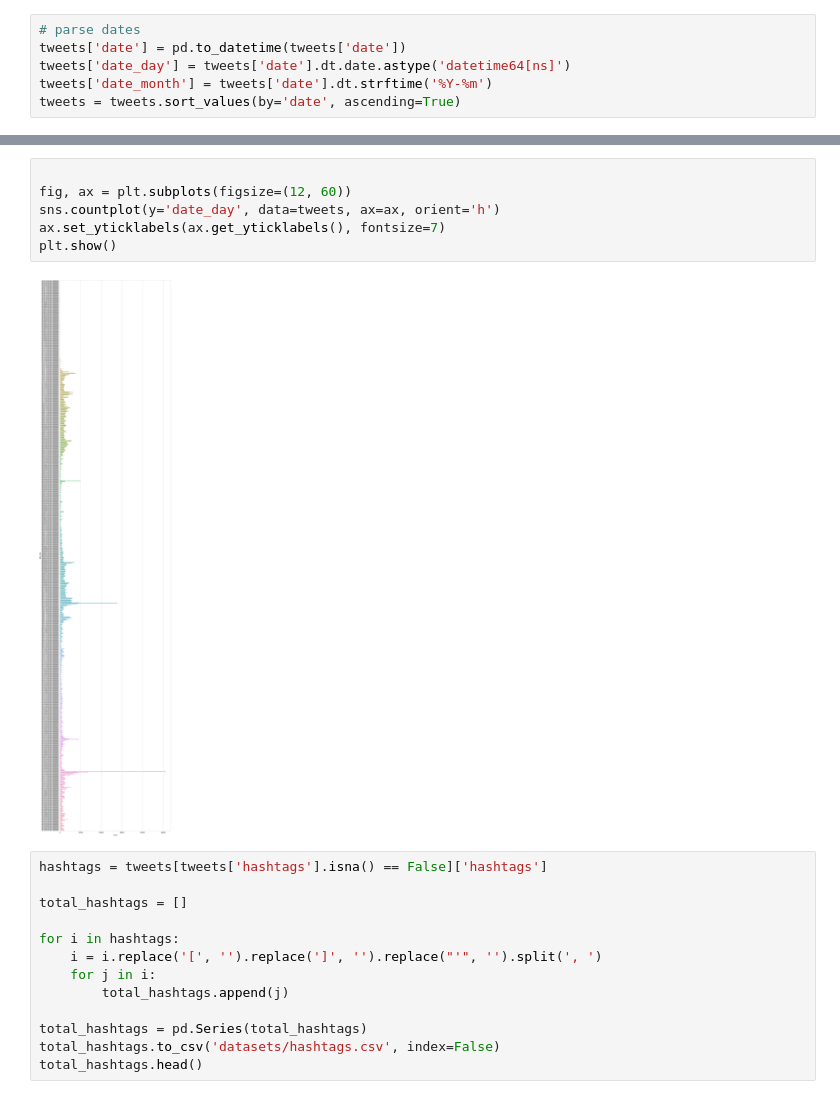
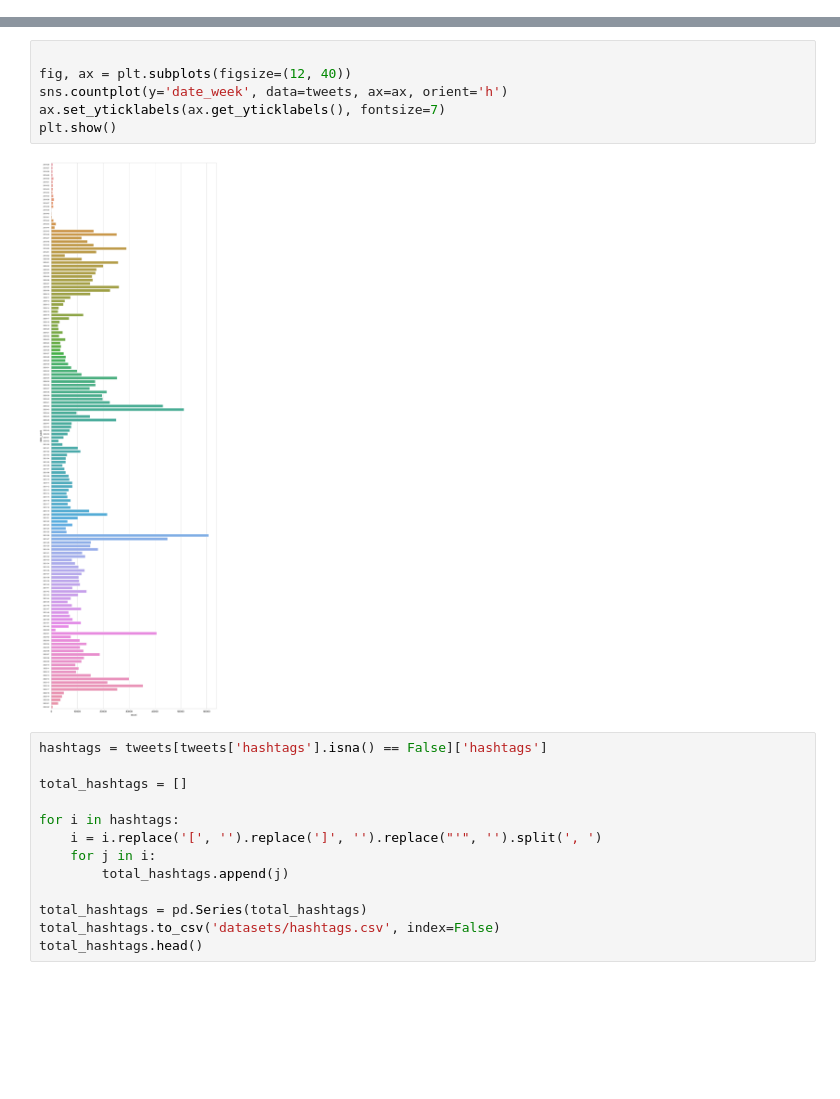
Before and after one commit to aquinteros/cc_sentiment_analysis, a Jupyter notebook: concatenator.ipynb, the cells around one changed output, grey strips where cells are left out. Saved outputs shown, nothing was run; the diff lists cells and outputs as text; blank space fills up the shorter version.

```diff
--- a/concatenator.ipynb
+++ b/concatenator.ipynb
@@ -68,6 +87,0 @@ tweets.shape
-# %%
-# parse dates
-tweets['date'] = pd.to_datetime(tweets['date'])
-tweets['date_day'] = tweets['date'].dt.date.astype('datetime64[ns]')
-tweets['date_month'] = tweets['date'].dt.strftime('%Y-%m')
-tweets = tweets.sort_values(by='date', ascending=True)
@@ -110,11 +127,11 @@ plt.show()
 # %%
 
-fig, ax = plt.subplots(figsize=(12, 60))
-sns.countplot(y='date_day', data=tweets, ax=ax, orient='h')
+fig, ax = plt.subplots(figsize=(12, 40))
+sns.countplot(y='date_week', data=tweets, ax=ax, orient='h')
 ax.set_yticklabels(ax.get_yticklabels(), fontsize=7)
 plt.show()
 # %% [output]
-[figure, old version]
+[figure, new version]
 # %%
 hashtags = tweets[tweets['hashtags'].isna() == False]['hashtags']
 
```
Also changed, not shown: parts of 8 cells of this notebook, 33 other files.
